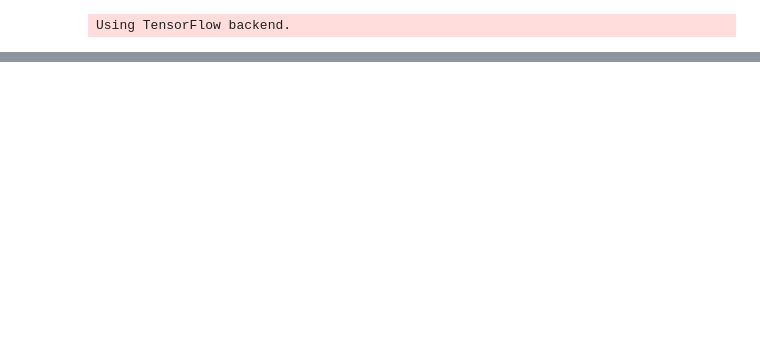
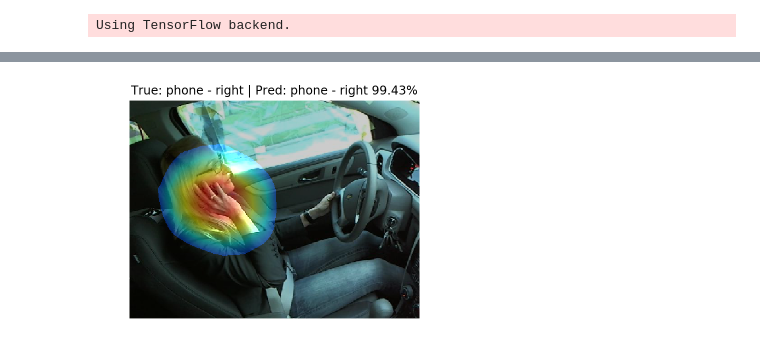
Before and after one commit to ucaszb/capstone, a Jupyter notebook: CAM.ipynb, the cells around one changed output, grey strips where cells are left out. Saved outputs shown, nothing was run; the diff lists cells and outputs as text; code cells hidden in the pictures; blank space fills up the shorter version.

```diff
--- a/CAM.ipynb
+++ b/CAM.ipynb
@@ -64,0 +96,4 @@ model2 = Model(model.input, [layer_output, model.output])
+# %%
+m.cam(imgs, features, y_trues, y_preds, weights, model_image_size, 520)
+# %% [output]
+[figure, added]
```
Also changed, not shown: parts of 13 cells of this notebook, 1 other file.
